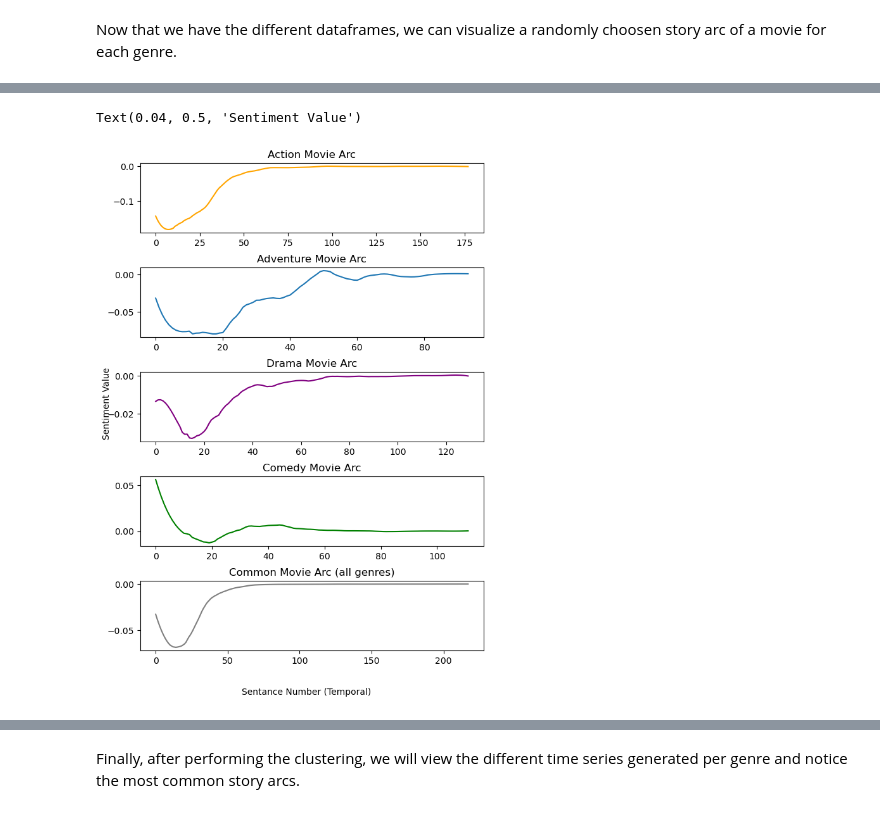
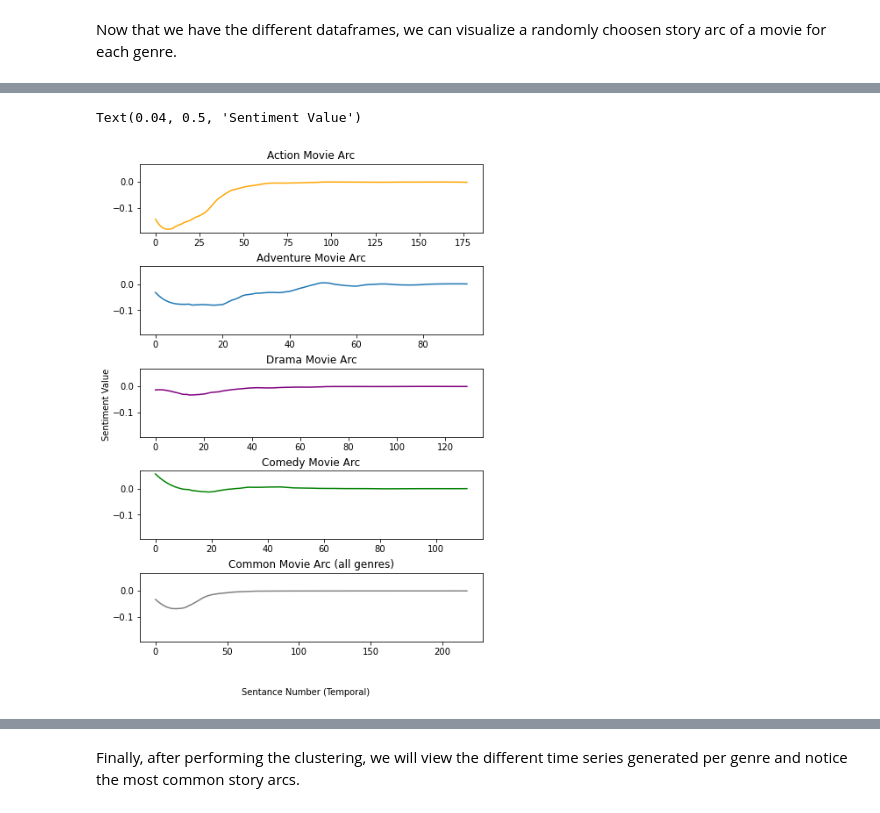
Before and after one commit to epfl-ada/ada-2022-project-runtimeterror, a Jupyter notebook: milestone2.ipynb, the cells around one changed output, grey strips where cells are left out. Saved outputs shown, nothing was run; the diff lists cells and outputs as text; code cells hidden in the pictures.

```diff
--- a/milestone2.ipynb
+++ b/milestone2.ipynb
@@ -150,8 +132,8 @@ initial_size_of_the_dataset = len(processed_df)
 print(f"The initial size of the dataset : {initial_size_of_the_dataset}")
 
 # drop the rows that have no box office revenues (we are interrested in the profitability of story arcs)
-dropped_processed_df = processed_df.dropna(subset=["boxOffice"])
-size_of_the_dataset = len(dropped_processed_df)
+processed_df = processed_df.dropna(subset=["boxOffice"])
+size_of_the_dataset = len(processed_df)
 print(f"The size of the dataset after removing movies that have no revenue values: {size_of_the_dataset}")
 
 #filter the movies that have plot sentances lower than 5
@@ -200,8 +182,7 @@ def is_needed_genre(genre_movie: Dict[str, str],genres_to_match: str):
         # return True only if meets the following criteria
         return (contains_needed_genre) and (not contains_not_needed_genres)
 
-# create column for every genre needed (Here we choose the Top 4 genres present)
-processed_df.dropna(subset=['boxOffice'], inplace=True)
+# construct the 4 different datasets
 processed_df["action"] = processed_df['genres'].apply(lambda genres: is_needed_genre(json.loads(genres), ["action", "thriller"]))
 processed_df["adventure"] = processed_df['genres'].apply(lambda genres: is_needed_genre(json.loads(genres), ["adventure", "science fiction", "costume adventure"]))
 processed_df["drama"] = processed_df['genres'].apply(lambda genres: is_needed_genre(json.loads(genres), ["drama"]))
@@ -258,34 +243,36 @@ Visualizing one movie is often noisy and not representative, accordingly, we wil
 # %%
+# First method that utilizes Naive Indexing (not utilized in our analysis, just for display)
+
 # Visualize the most common movie arc in each genre (by taking average of all the datapoints)
 def get_most_common_movie_arc(series_frame):
     dictionary = series_frame.to_dict()
     list_values = [emotional_arc for emotional_arc in dictionary.values()]
     columns = zip_longest(*list_values, fillvalue=0)
     return [sum(col)/len(list_values) for col in columns]
 
-fig, axis = plt.subplots(5, figsize=(7,10))
+fig, axis = plt.subplots(5, figsize=(7,10), sharey=True)
 # plot the random adventure movie arc
 axis[0].plot(savgol_filter(get_most_common_movie_arc(action_df["plot_scores"]), 21,3), color="orange")
 axis[0].set_title("Action Movie Arc")
 
 axis[1].plot(savgol_filter(get_most_common_movie_arc(adventure_df["plot_scores"]), 21 ,3))
 axis[1].set_title("Adventure Movie Arc")
 
 axis[2].plot(savgol_filter(get_most_common_movie_arc(drama_df["plot_scores"]), 21 ,3), color="purple")
 axis[2].set_title("Drama Movie Arc")
 
 axis[3].plot(savgol_filter(get_most_common_movie_arc(comedy_df["plot_scores"]), 21 ,3), color="green")
 axis[3].set_title("Comedy Movie Arc")
 
 axis[4].plot(savgol_filter(get_most_common_movie_arc(processed_df["plot_scores"]), 21 ,3), color="gray")
 axis[4].set_title("Common Movie Arc (all genres)")
 
 fig.subplots_adjust(hspace=0.5)
 fig.text(0.5, 0.04, "Sentance Number (Temporal)", ha="center")
 fig.text(0.04, 0.5, "Sentiment Value", va="center", rotation="vertical")
 # %% [output]
 Text(0.04, 0.5, 'Sentiment Value')
-[figure, old version]
+[figure, new version]
 # %%
 def form_features(series_frame):
     dictionary = series_frame.to_dict()
```
Also changed, not shown: parts of 26 cells of this notebook.
